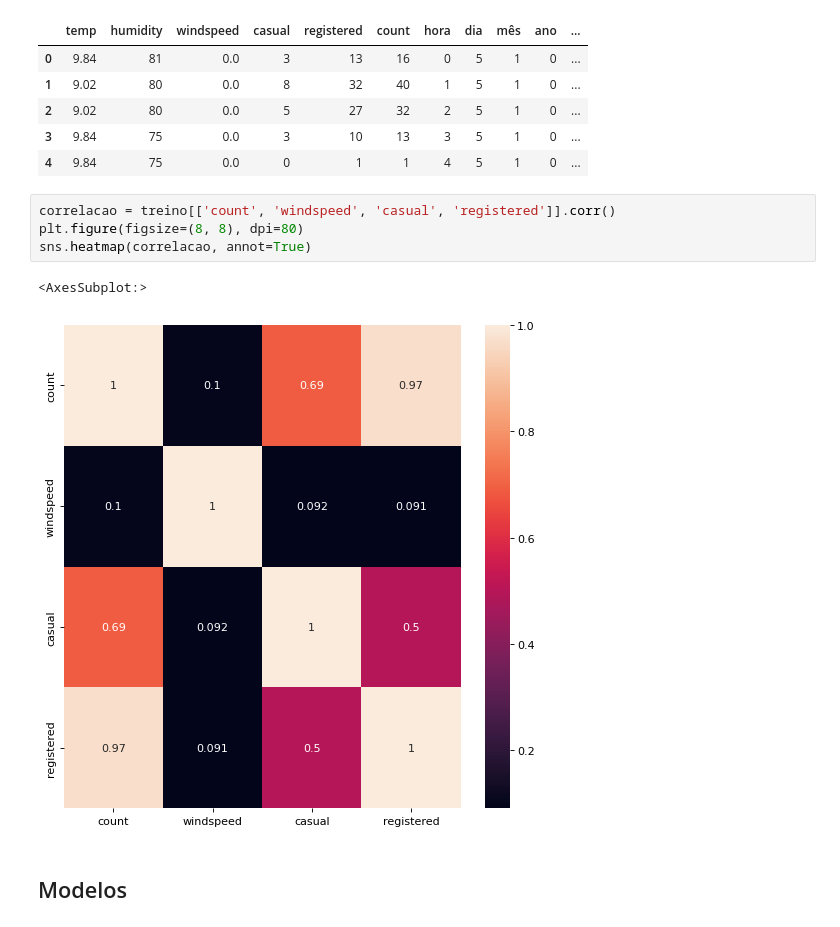
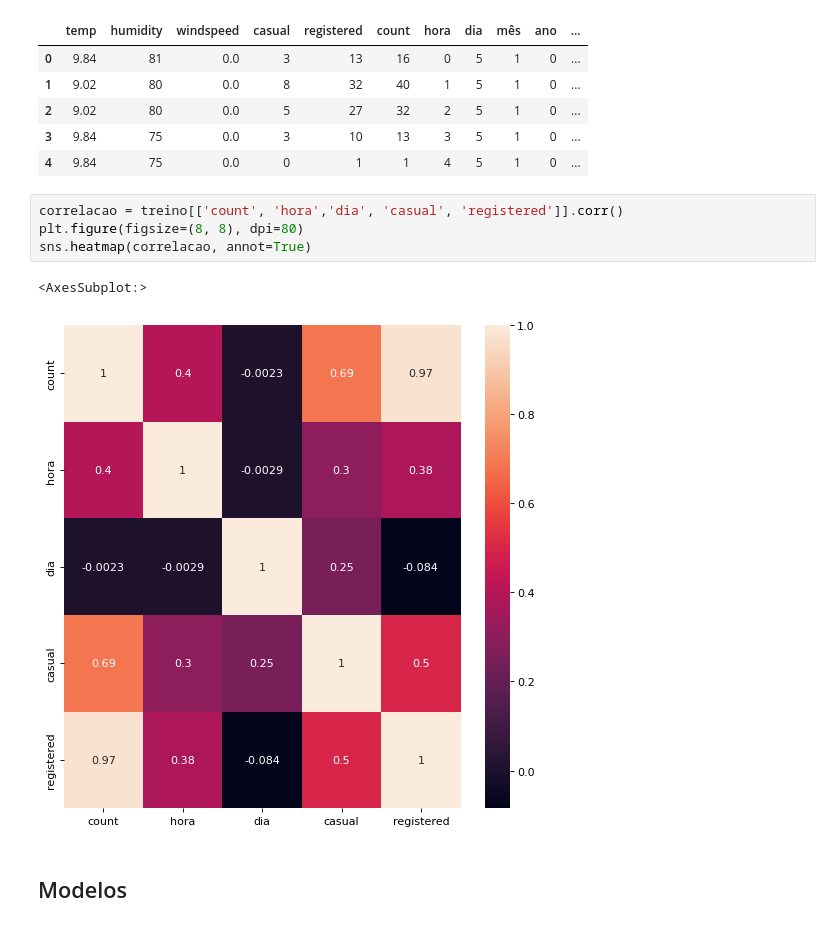
Before and after one commit to Tonny-Francis/Python, a Jupyter notebook: Trabalhos/Machine-Learning/Cópia-vini.ipynb, the cells around one changed output. Saved outputs shown, nothing was run; the diff lists cells and outputs as text.

```diff
--- a/Trabalhos/Machine-Learning/Cópia-vini.ipynb
+++ b/Trabalhos/Machine-Learning/Cópia-vini.ipynb
@@ -148,12 +142,12 @@ treino.head()
 | 3 | 9.84 | 75 | 0.0 | 3 | 10 | 13 | 3 | 5 | 1 | 0 | ... |
 | 4 | 9.84 | 75 | 0.0 | 0 | 1 | 1 | 4 | 5 | 1 | 0 | ... |
 # %%
-correlacao = treino[['count', 'windspeed', 'casual', 'registered']].corr()
+correlacao = treino[['count', 'hora','dia', 'casual', 'registered']].corr()
 plt.figure(figsize=(8, 8), dpi=80)
 sns.heatmap(correlacao, annot=True)
 # %% [output]
 <AxesSubplot:>
-[figure, old version]
+[figure, new version]
 # %% [markdown]
 ## Modelos
 # %%
```
Also changed, not shown: parts of 22 cells of this notebook, 1 other file.
